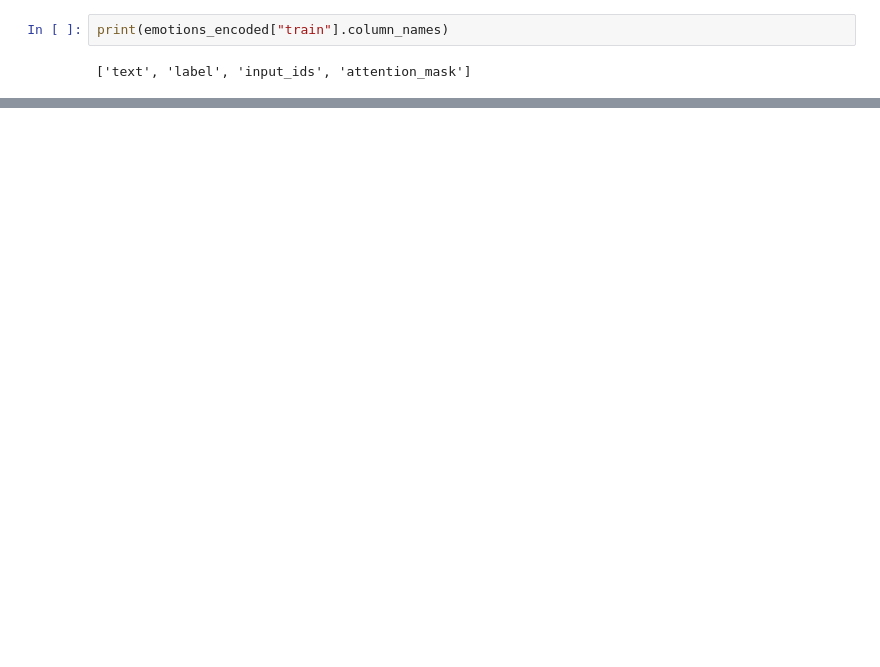
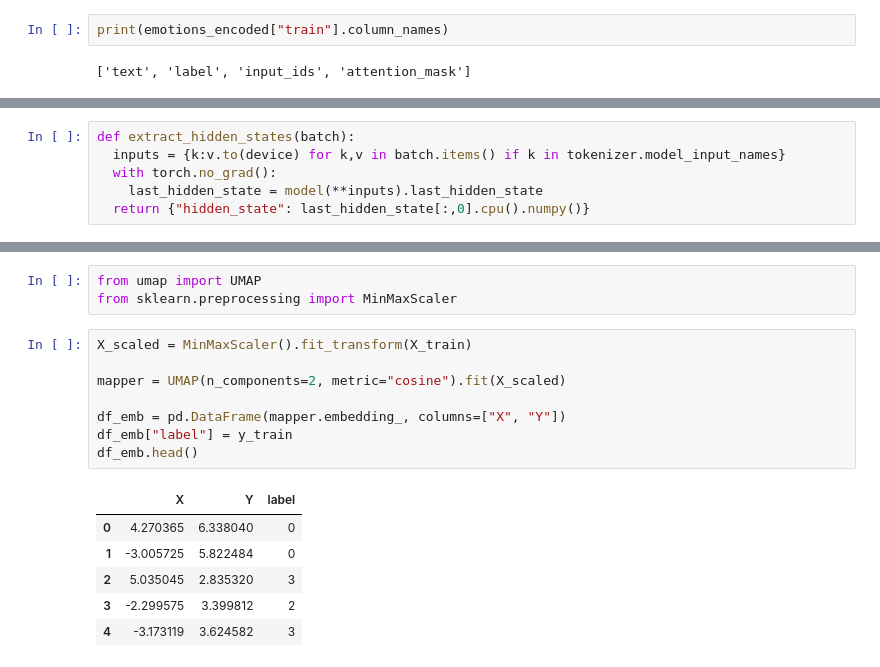
Before and after one commit to HoriiLabWork/lab-work, a Jupyter notebook: Transformers_chapter2.ipynb, the cells around one changed output, grey strips where cells are left out. Cells and saved outputs as stored; diff of their text form; blank space fills up the shorter version.

```diff
--- a/Transformers_chapter2.ipynb
+++ b/Transformers_chapter2.ipynb
@@ -220,0 +268,6 @@ print(emotions_encoded["train"].column_names)
+# %%
+def extract_hidden_states(batch):
+  inputs = {k:v.to(device) for k,v in batch.items() if k in tokenizer.model_input_names}
+  with torch.no_grad():
+    last_hidden_state = model(**inputs).last_hidden_state
+  return {"hidden_state": last_hidden_state[:,0].cpu().numpy()}
@@ -220,0 +318,18 @@ print(emotions_encoded["train"].column_names)
+# %%
+from umap import UMAP
+from sklearn.preprocessing import MinMaxScaler
+# %%
+X_scaled = MinMaxScaler().fit_transform(X_train)
+
+mapper = UMAP(n_components=2, metric="cosine").fit(X_scaled)
+
+df_emb = pd.DataFrame(mapper.embedding_, columns=["X", "Y"])
+df_emb["label"] = y_train
+df_emb.head()
+# %% [output]
+|  | X | Y | label |
+| 0 | 4.270365 | 6.338040 | 0 |
+| 1 | -3.005725 | 5.822484 | 0 |
+| 2 | 5.035045 | 2.835320 | 3 |
+| 3 | -2.299575 | 3.399812 | 2 |
+| 4 | -3.173119 | 3.624582 | 3 |
```
Also changed, not shown: parts of 21 cells of this notebook.
